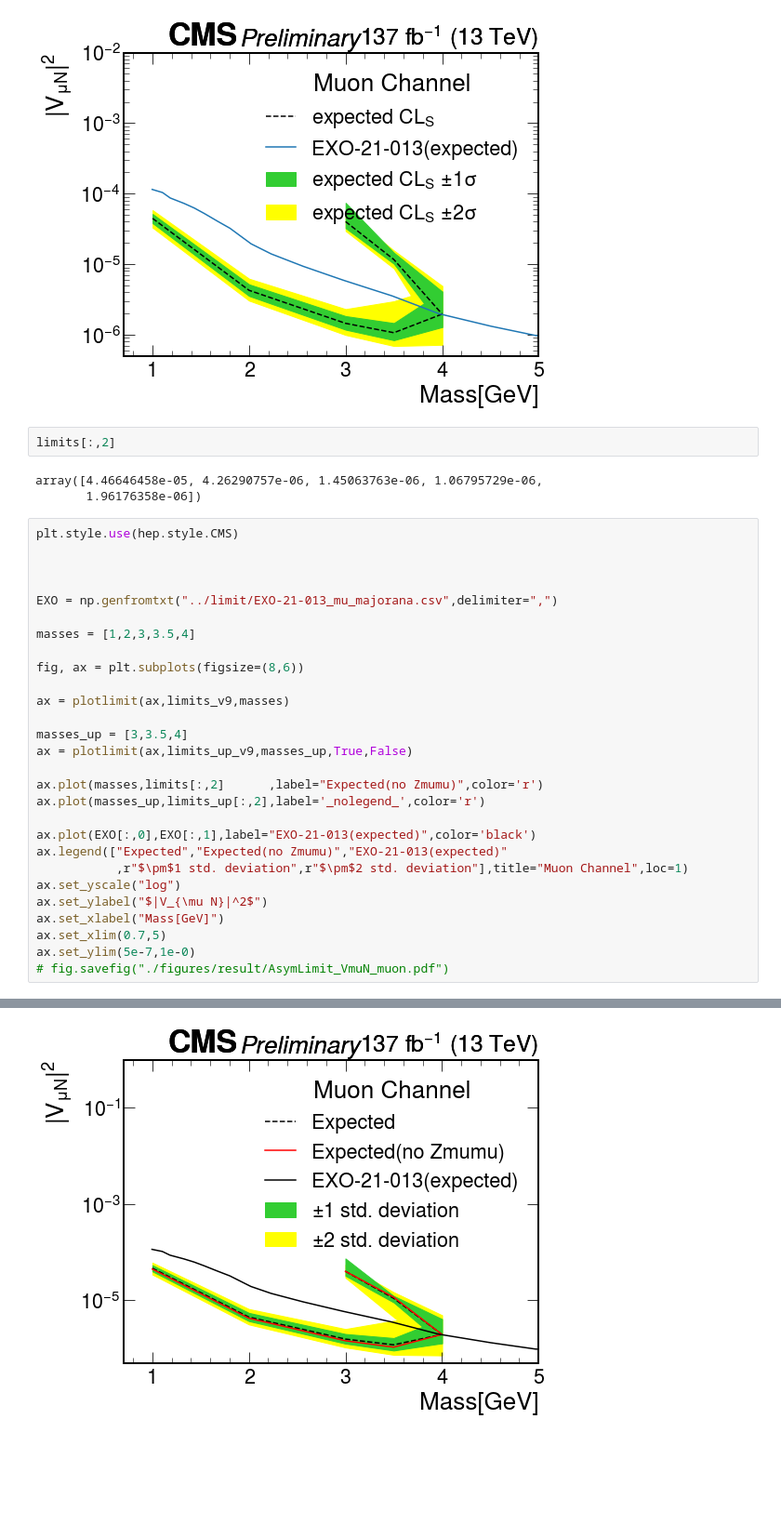
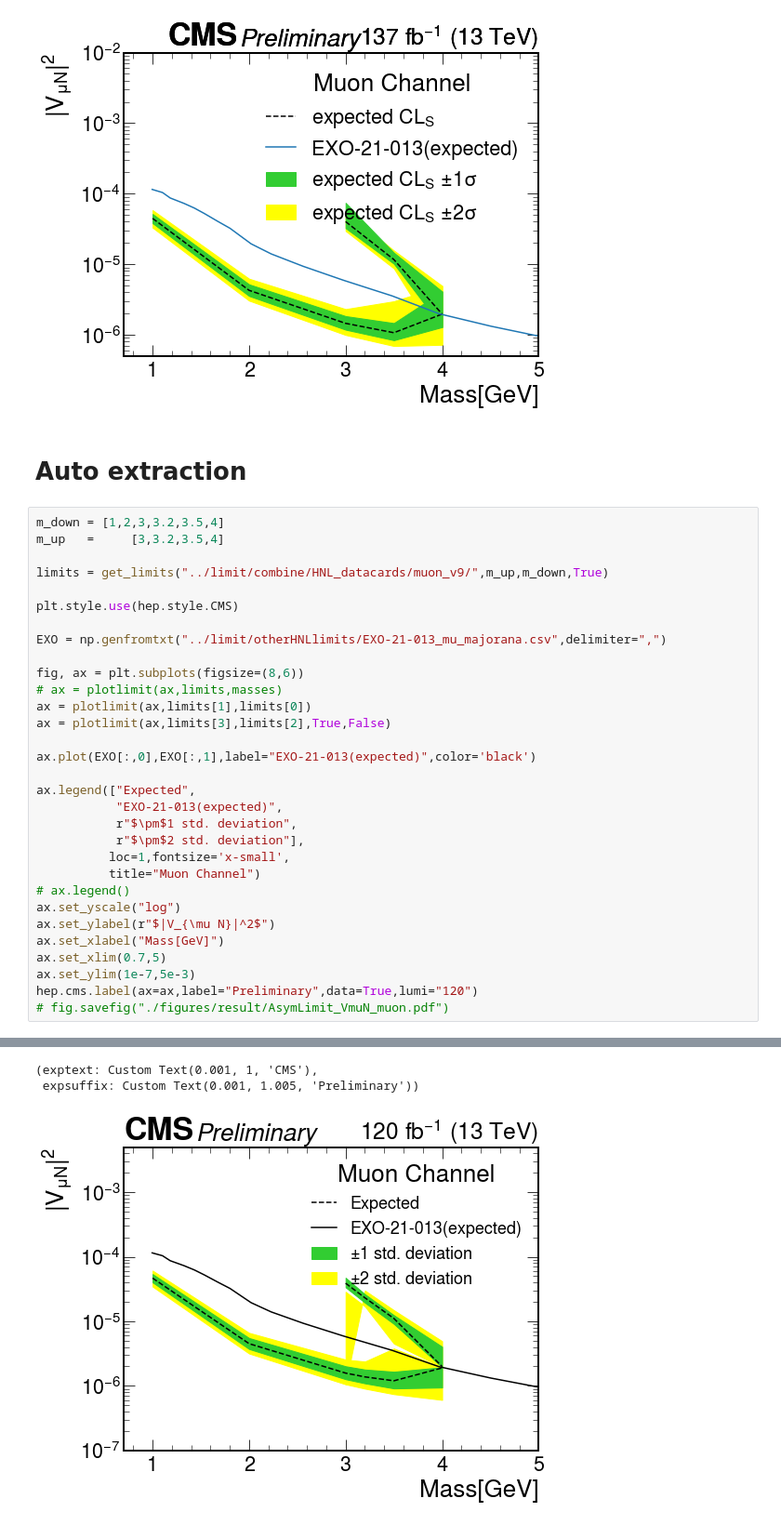
Before and after one commit to kakwok/LLP_coffea, a Jupyter notebook: notebook/LimitPloting-Cleaned.ipynb, the cells around one changed output, grey strips where cells are left out. Shown: that part at 93% size. Saved outputs shown, nothing was run; the diff lists cells and outputs as text; blank space fills up the shorter version.

Commit message:
Add autoextract limit plotting notebook

```diff
--- a/notebook/LimitPloting-Cleaned.ipynb
+++ b/notebook/LimitPloting-Cleaned.ipynb
@@ -361,37 +445,37 @@ fig.savefig("./figures/result/AsymLimit_VmuN_muon.pdf")
   warnings.warn(msg, RuntimeWarning)
   warnings.warn(msg, RuntimeWarning)
 [figure]
-# %%
-limits[:,2]
-# %% [output]
-array([4.46646458e-05, 4.26290757e-06, 1.45063763e-06, 1.06795729e-06,
-       1.96176358e-06])
+# %% [markdown]
+# Auto extraction
 # %%
+m_down = [1,2,3,3.2,3.5,4]
+m_up   =     [3,3.2,3.5,4]
+
+limits = get_limits("../limit/combine/HNL_datacards/muon_v9/",m_up,m_down,True)
+
 plt.style.use(hep.style.CMS)
 
-
-
-EXO = np.genfromtxt("../limit/EXO-21-013_mu_majorana.csv",delimiter=",")
-
-masses = [1,2,3,3.5,4]
+EXO = np.genfromtxt("../limit/otherHNLlimits/EXO-21-013_mu_majorana.csv",delimiter=",")
 
 fig, ax = plt.subplots(figsize=(8,6))
-
-ax = plotlimit(ax,limits_v9,masses)
-
-masses_up = [3,3.5,4]
-ax = plotlimit(ax,limits_up_v9,masses_up,True,False)
-
-ax.plot(masses,limits[:,2]      ,label="Expected(no Zmumu)",color='r')
-ax.plot(masses_up,limits_up[:,2],label='_nolegend_',color='r')
+# ax = plotlimit(ax,limits,masses)
+ax = plotlimit(ax,limits[1],limits[0])
+ax = plotlimit(ax,limits[3],limits[2],True,False)
 
 ax.plot(EXO[:,0],EXO[:,1],label="EXO-21-013(expected)",color='black')
-ax.legend(["Expected","Expected(no Zmumu)","EXO-21-013(expected)"
-           ,r"$\pm$1 std. deviation",r"$\pm$2 std. deviation"],title="Muon Channel",loc=1)
+
+ax.legend(["Expected",
+           "EXO-21-013(expected)",
+           r"$\pm$1 std. deviation",
+           r"$\pm$2 std. deviation"],
+          loc=1,fontsize='x-small',
+          title="Muon Channel")
+# ax.legend()
 ax.set_yscale("log")
-ax.set_ylabel("$|V_{\mu N}|^2$")
+ax.set_ylabel(r"$|V_{\mu N}|^2$")
 ax.set_xlabel("Mass[GeV]")
 ax.set_xlim(0.7,5)
-ax.set_ylim(5e-7,1e-0)
+ax.set_ylim(1e-7,5e-3)
+hep.cms.label(ax=ax,label="Preliminary",data=True,lumi="120")
 # fig.savefig("./figures/result/AsymLimit_VmuN_muon.pdf")
 # %% [output]
@@ -399 +499,3 @@ ax.set_ylim(5e-7,1e-0)
+(exptext: Custom Text(0.001, 1, 'CMS'),
+ expsuffix: Custom Text(0.001, 1.005, 'Preliminary'))
-[figure, old version]
+[figure, new version]
```
Also changed, not shown: parts of 23 cells of this notebook.
